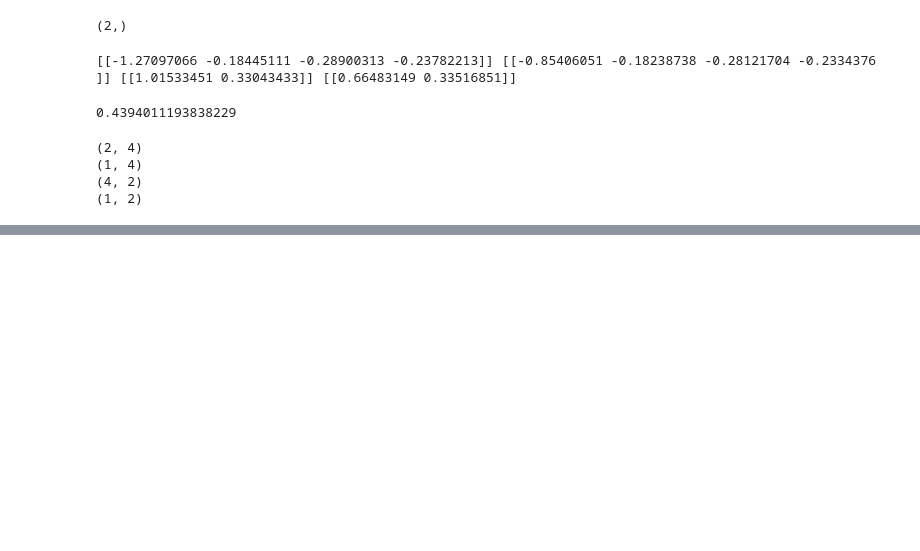
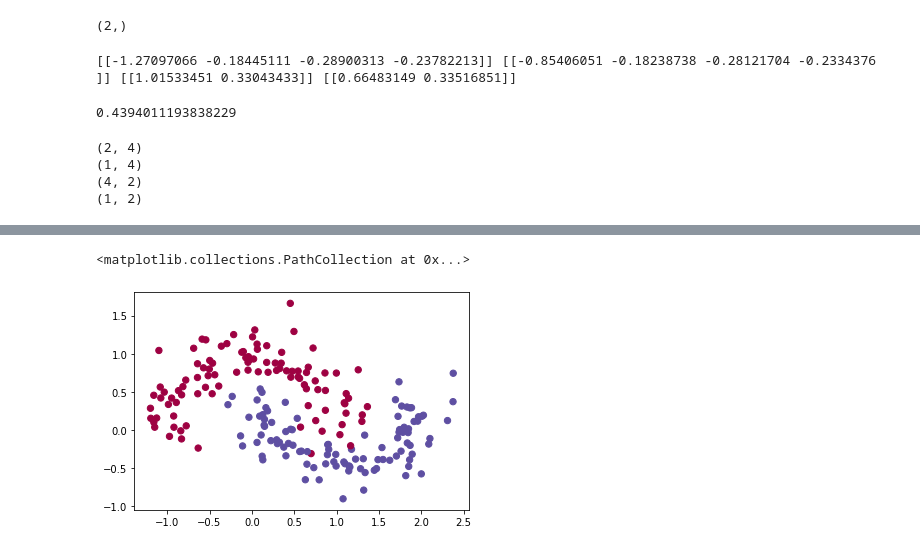
Before and after one commit to ljeasson/ML-Neural-Networks, a Jupyter notebook: nn.ipynb, the cells around one changed output, grey strips where cells are left out. Cells and saved outputs as stored; diff of their text form; code cells hidden in the pictures; blank space fills up the shorter version.

Commit message:
fixed plot

```diff
--- a/nn.ipynb
+++ b/nn.ipynb
@@ -209,0 +245,5 @@ print(y[40])
+# %%
+plt.scatter(X[:,0],X[:,1],s=40,c=y,cmap=plt.cm.Spectral)
+# %% [output]
+<matplotlib.collections.PathCollection at 0x...>
+[figure, added]
```
Also changed, not shown: parts of 8 cells of this notebook, 2 other files.
